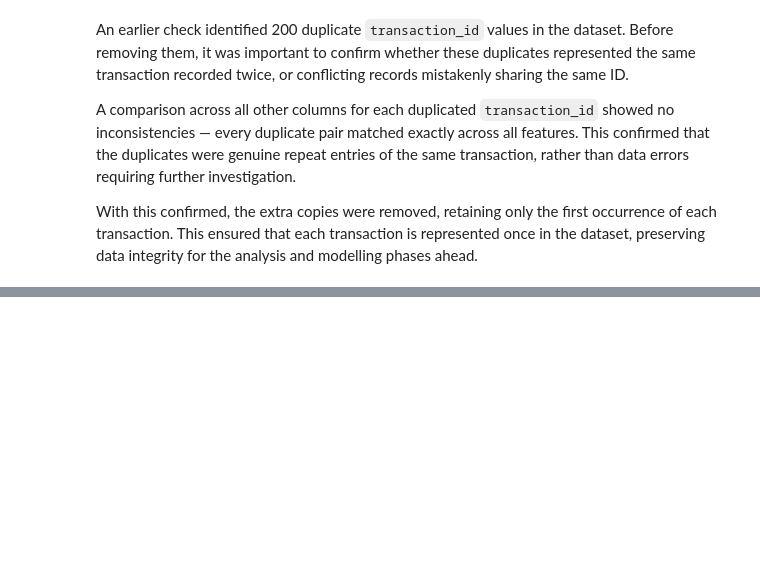
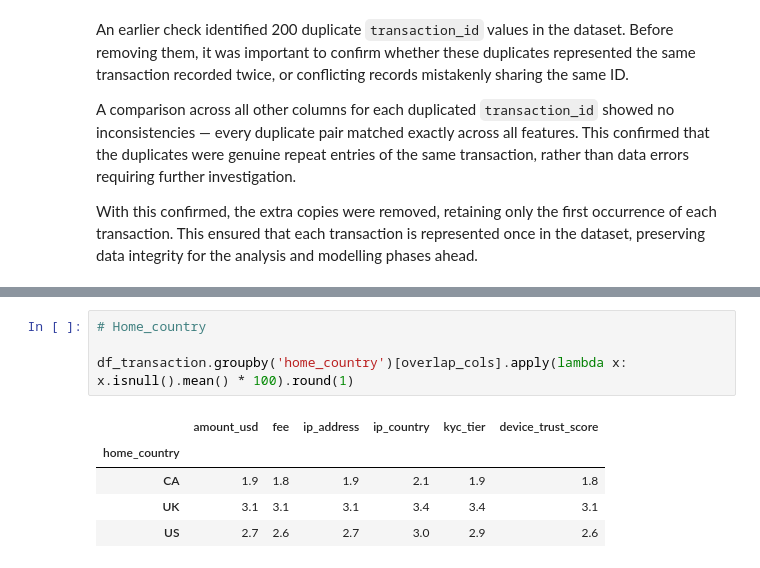
Before and after one commit to LeesiElekwa/Digital_Transfer_Fraud_Detection_System, a Jupyter notebook: Notebooks/Data Cleaning.ipynb, the cells around one changed output, grey strips where cells are left out. Saved outputs shown, nothing was run; the diff lists cells and outputs as text; blank space fills up the shorter version.

```diff
--- a/Notebooks/Data Cleaning.ipynb
+++ b/Notebooks/Data Cleaning.ipynb
@@ -335,0 +395,10 @@ With this confirmed, the extra copies were removed, retaining only the first occ
+# %%
+# Home_country
+
+df_transaction.groupby('home_country')[overlap_cols].apply(lambda x: x.isnull().mean() * 100).round(1)
+# %% [output]
+|  | amount_usd | fee | ip_address | ip_country | kyc_tier | device_trust_score |
+| home_country |  |  |  |  |  |  |
+| CA | 1.9 | 1.8 | 1.9 | 2.1 | 1.9 | 1.8 |
+| UK | 3.1 | 3.1 | 3.1 | 3.4 | 3.4 | 3.1 |
+| US | 2.7 | 2.6 | 2.7 | 3.0 | 2.9 | 2.6 |
```
Also changed, not shown: parts of 7 cells of this notebook.
